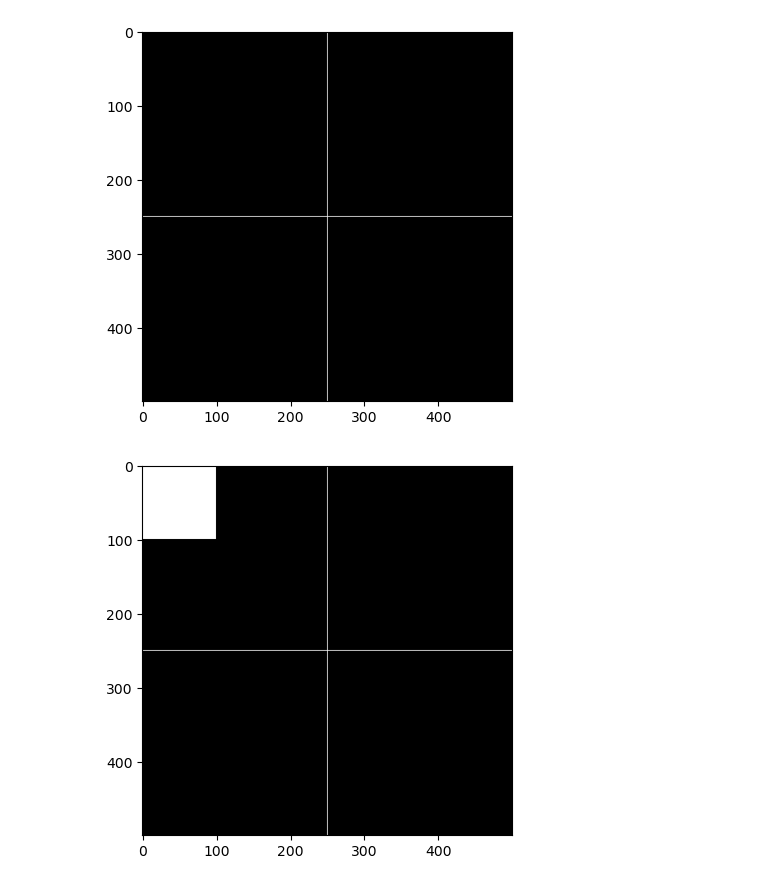
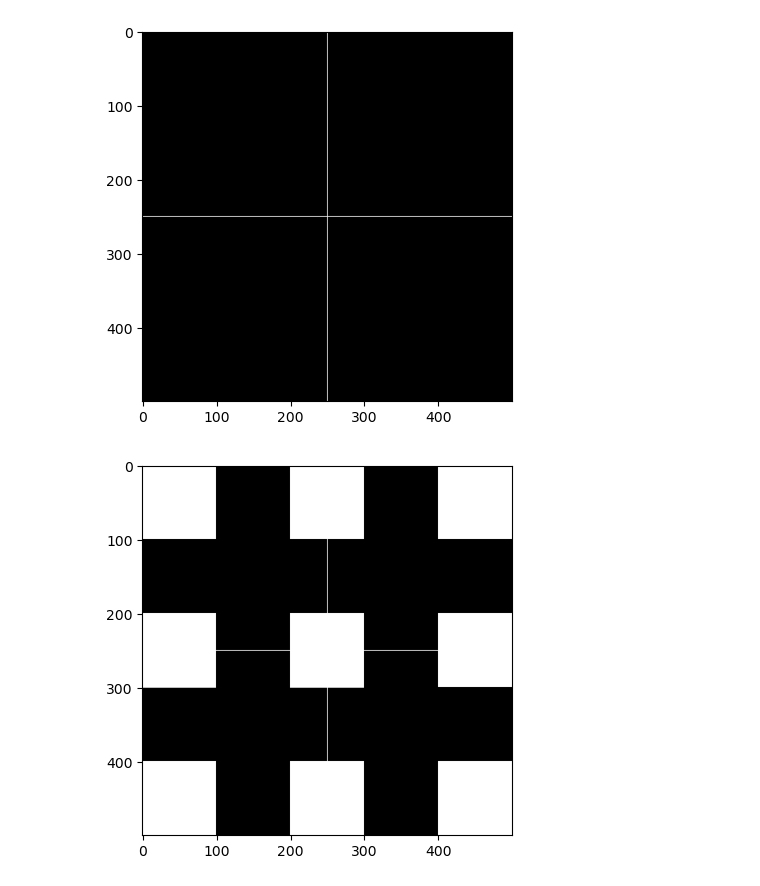
Before and after one commit to DAI-ai-code/NLP-CV, a Jupyter notebook: CV/day1/1_basics.ipynb, the cells around one changed output. Cells and saved outputs as stored; diff of their text form; code cells hidden in the pictures.

```diff
--- a/CV/day1/1_basics.ipynb
+++ b/CV/day1/1_basics.ipynb
@@ -96,6 +96,14 @@ plt.imshow(imgz, cmap='gray');
 # %%
 # changing image's block
 imgz[ : 100, : 100] = 123
+imgz[200: 301, : 100] = 123
+imgz[400: , : 100] = 123
+imgz[ : 100, 200:300] = 123
+imgz[:100 ,400:] = 123
+imgz[200: 301,200:300] = 123
+imgz[400 : ,200:300 ] = 123
+imgz[200:300, 400:] = 123
+imgz[400:, 400:] = 123
 plt.imshow(imgz, cmap='gray');
 # %% [output]
-[figure, old version]
+[figure, new version]
```
Also changed, not shown: parts of 7 cells of this notebook.
